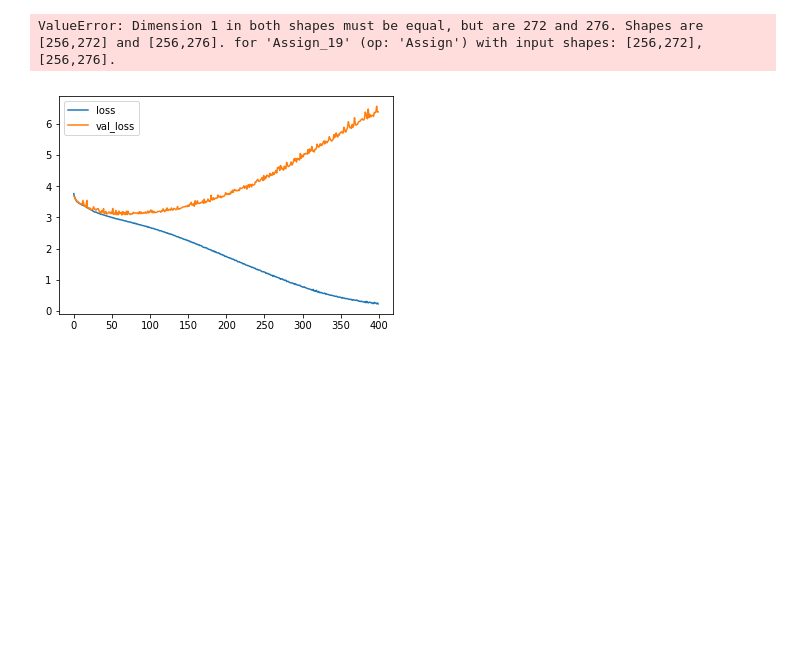
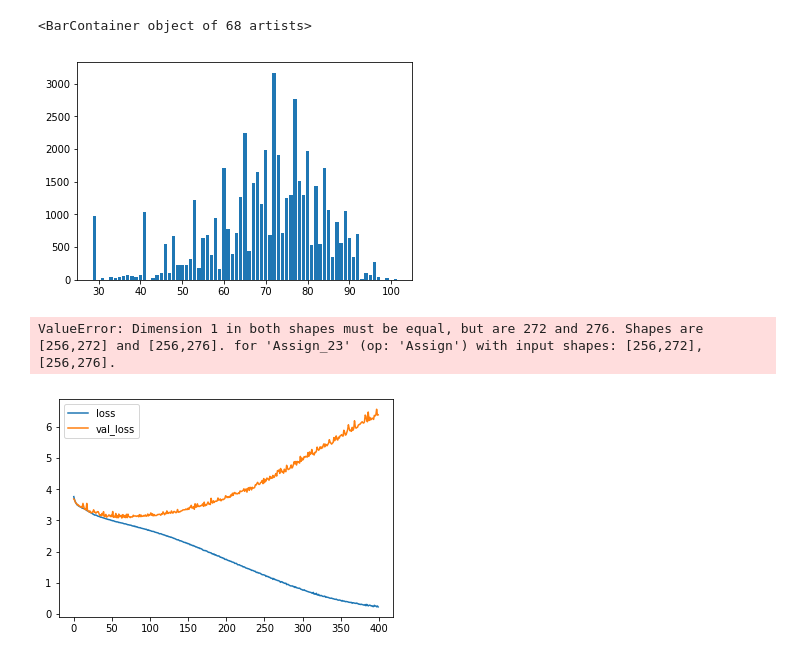
Before and after one commit to GraceJohnson/cs229-final-project, a Jupyter notebook: HIJACKED-LSTM.ipynb, the cells around one changed output. Drawn from its saved outputs; the diff is of its cells as text; code cells hidden in the pictures; blank space fills up the shorter version.

```diff
--- a/HIJACKED-LSTM.ipynb
+++ b/HIJACKED-LSTM.ipynb
@@ -59,6 +71,9 @@ Max: 101, Min: 29
+# %%
+plt.bar(sorted_notes, counts_orig)
+# %% [output]
+<BarContainer object of 68 artists>
+[figure, added]
 # %%
-n_hidden_units = number_of_different_notes #this should probably be the number of different notes since it is also the output of softmax
-
 model = Sequential()
 model.add(LSTM(
     256,
@@ -73,13 +88,9 @@ rmsprop = optimizers.RMSprop(lr=0.002, rho=0.9, epsilon=None, decay=0.0)
 model.compile(loss='categorical_crossentropy', optimizer='rmsprop',metrics=['accuracy'])
 # Load the weights to each node
 model.load_weights('./hijacked_weights/10LSTM256-LSTM-400-0.2227.hdf5')
-
-
-#plot_model(model, to_file='model_plot.png', show_shapes=True, show_layer_names=True)
 print(model.summary())
-#print(model.get_weights())
 # %% [output]
-ValueError: Dimension 1 in both shapes must be equal, but are 272 and 276. Shapes are [256,272] and [256,276]. for 'Assign_19' (op: 'Assign') with input shapes: [256,272], [256,276].
+ValueError: Dimension 1 in both shapes must be equal, but are 272 and 276. Shapes are [256,272] and [256,276]. for 'Assign_23' (op: 'Assign') with input shapes: [256,272], [256,276].
 # %%
 class live_plot(callbacks.Callback):
     def on_train_begin(self, logs={}):
```
Also changed, not shown: parts of 5 cells of this notebook.
